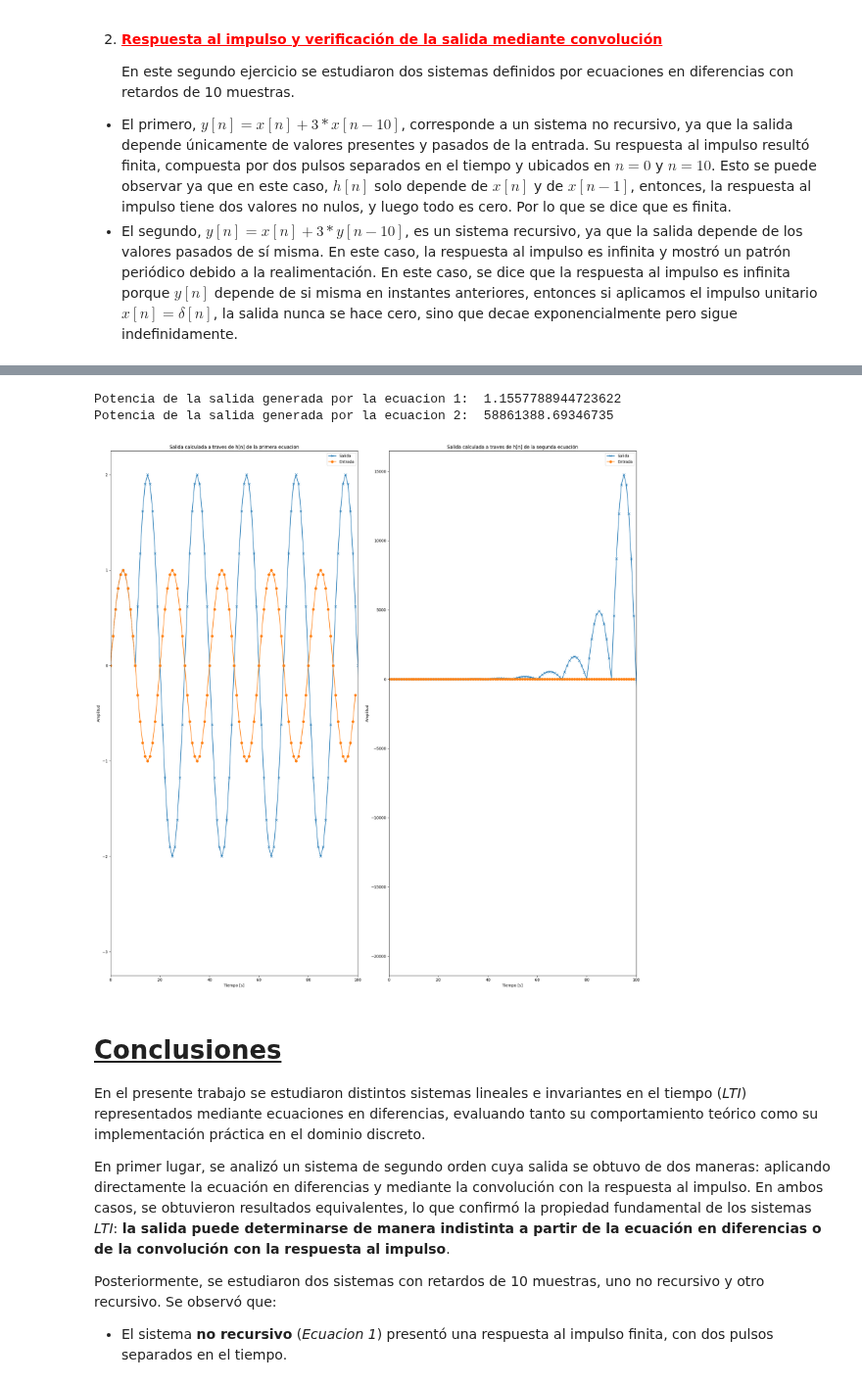
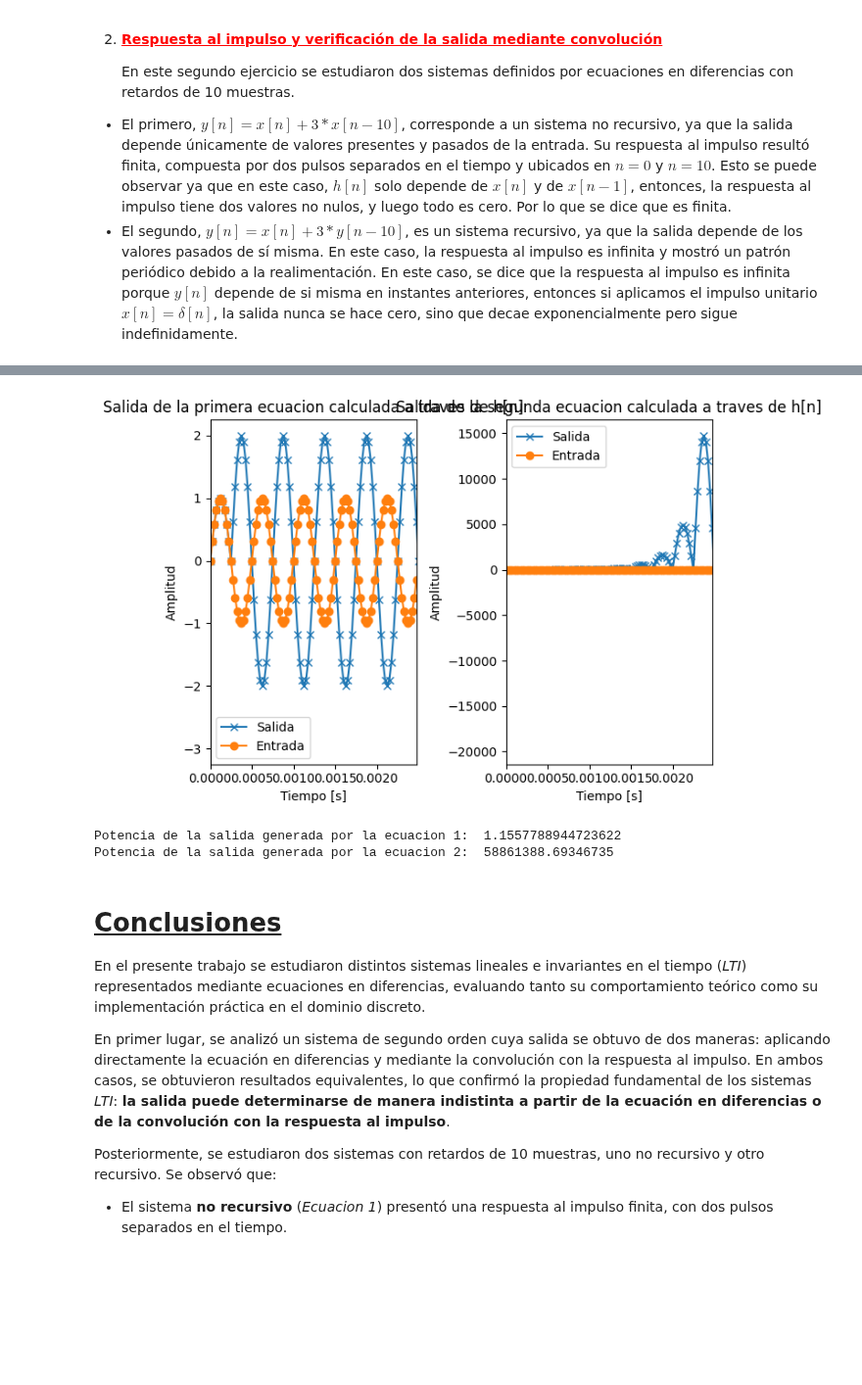
Before and after one commit to Catalina-git/APS, a Jupyter notebook: Tareas Semanales/TP2 - Sistemas Lineales e Invariantes en el tiempo/TS2.ipynb, the cells around one changed output, grey strips where cells are left out. Shown at 98% size. Cells and saved outputs as stored; diff of their text form; code cells hidden in the pictures; blank space fills up the shorter version.

```diff
--- a/Tareas Semanales/TP2 - Sistemas Lineales e Invariantes en el tiempo/TS2.ipynb
+++ b/Tareas Semanales/TP2 - Sistemas Lineales e Invariantes en el tiempo/TS2.ipynb
@@ -495,46 +506,50 @@ plt.show()
 # Para la ecuacion 1
 y1 = np.convolve(x1, h1)
 
 # Para la ecuacion 2
 y2 = np.convolve(x1, h2)
 
+# Vector de tiempo para convolución (mismo fs, pero puede tener más muestras)
+t_conv1 = np.arange(len(y1)) / fs
+t_conv2 = np.arange(len(y2)) / fs
+
 # Grafico las soluciones
-fig, axes = plt.subplots(1, 2, figsize=(20, 20))  # Tamaño de la figura: ancho=20, alto=20
+fig, axes = plt.subplots(1, 2, figsize=(20, 20))
 
 # Ecuacion 1
 plt.subplot(1, 2, 1)
-plt.plot(y1, 'x-', label = 'Salida')
-plt.plot(x1, 'o-', label = 'Entrada')
-plt.title('Salida calculada a traves de h[n] de la primera ecuacion')
+plt.plot(t_conv1, y1, 'x-', label = 'Salida')
+plt.plot(t1, x1, 'o-', label = 'Entrada')
+plt.title('Salida de la primera ecuacion calculada a traves de h[n]')
 plt.xlabel('Tiempo [s]')
 plt.ylabel('Amplitud')
-plt.xlim(0,100)
+plt.xlim(0, max(t1))
 plt.legend()
 
 # Ecuacion 2
 plt.subplot(1, 2, 2)
-plt.plot(y2, 'x-', label = 'Salida')
-plt.plot(x2, 'o-', label = 'Entrada')
-plt.title('Salida calculada a traves de h[n] de la segunda ecuación')
+plt.plot(t_conv2, y2, 'x-', label = 'Salida')
+plt.plot(t1, x1, 'o-', label = 'Entrada')
+plt.title('Salida de la segunda ecuacion calculada a traves de h[n]')
 plt.xlabel('Tiempo [s]')
 plt.ylabel('Amplitud')
-plt.xlim(0,100)
+plt.xlim(0, max(t1))
 plt.legend()
 
 plt.tight_layout()
-plt.show
+plt.show()
 
 # CALCULO LA POTENCIA
 # --> en este caso se calcula la potencia para las dos ecuaciones, porque al tener una entrada senoidal (osea periódica), la salida tambien será periódica
 p1 = calcular_potencia(y1)
 print("Potencia de la salida generada por la ecuacion 1: ", p1)
 
 p2 = calcular_potencia(y2)
 print("Potencia de la salida generada por la ecuacion 2: ", p2)
 # %% [output]
+[figure, new version]
 Potencia de la salida generada por la ecuacion 1:  1.1557788944723622
 Potencia de la salida generada por la ecuacion 2:  58861388.69346735
-[figure, old version]
 # %% [markdown]
 # <u>**Conclusiones**</u>
 
```
Also changed, not shown: parts of 4 cells of this notebook, 3 other files.
